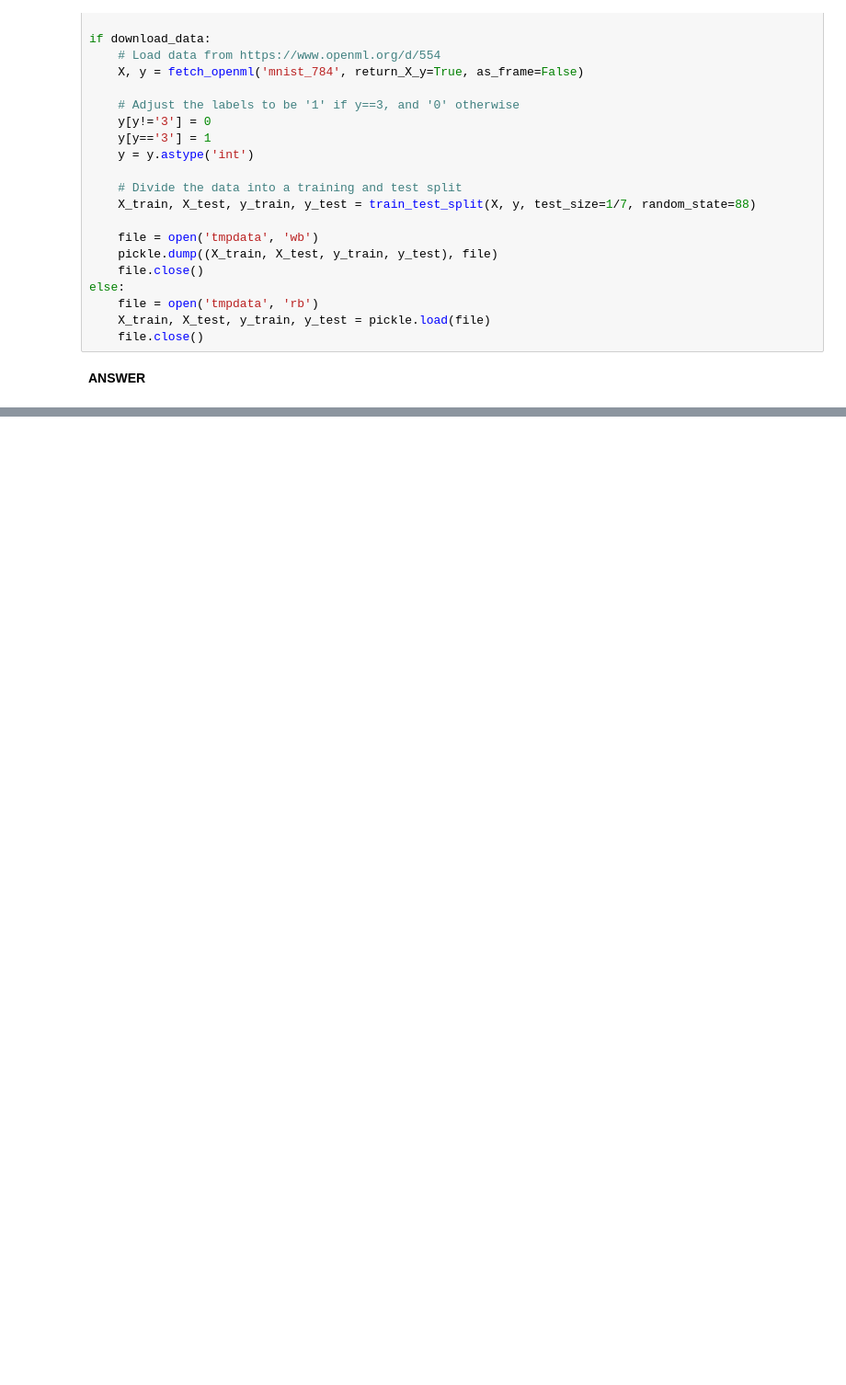
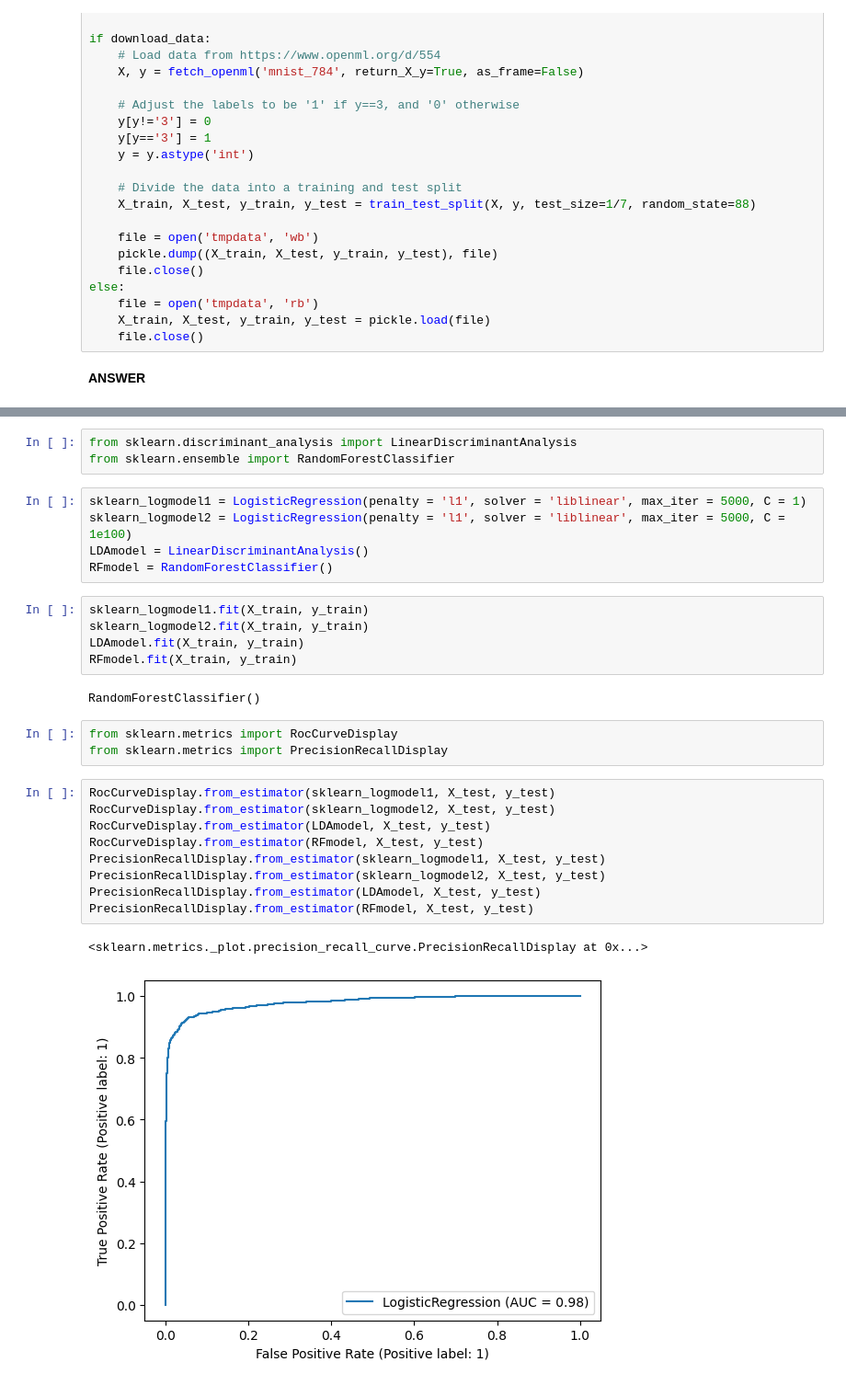
Before and after one commit to nick-carroll1/ids705, a Jupyter notebook: assignments/Assignment_3.ipynb, the cells around one changed output, grey strips where cells are left out. Shown at 92% size. Drawn from its saved outputs; the diff is of its cells as text; blank space fills up the shorter version.

```diff
--- a/assignments/Assignment_3.ipynb
+++ b/assignments/Assignment_3.ipynb
@@ -487,0 +766,30 @@ else:
+# %%
+from sklearn.discriminant_analysis import LinearDiscriminantAnalysis
+from sklearn.ensemble import RandomForestClassifier
+# %%
+sklearn_logmodel1 = LogisticRegression(penalty = 'l1', solver = 'liblinear', max_iter = 5000, C = 1)
+sklearn_logmodel2 = LogisticRegression(penalty = 'l1', solver = 'liblinear', max_iter = 5000, C = 1e100)
+LDAmodel = LinearDiscriminantAnalysis()
+RFmodel = RandomForestClassifier()
+# %%
+sklearn_logmodel1.fit(X_train, y_train)
+sklearn_logmodel2.fit(X_train, y_train)
+LDAmodel.fit(X_train, y_train)
+RFmodel.fit(X_train, y_train)
+# %% [output]
+RandomForestClassifier()
+# %%
+from sklearn.metrics import RocCurveDisplay
+from sklearn.metrics import PrecisionRecallDisplay
+# %%
+RocCurveDisplay.from_estimator(sklearn_logmodel1, X_test, y_test)
+RocCurveDisplay.from_estimator(sklearn_logmodel2, X_test, y_test)
+RocCurveDisplay.from_estimator(LDAmodel, X_test, y_test)
+RocCurveDisplay.from_estimator(RFmodel, X_test, y_test)
+PrecisionRecallDisplay.from_estimator(sklearn_logmodel1, X_test, y_test)
+PrecisionRecallDisplay.from_estimator(sklearn_logmodel2, X_test, y_test)
+PrecisionRecallDisplay.from_estimator(LDAmodel, X_test, y_test)
+PrecisionRecallDisplay.from_estimator(RFmodel, X_test, y_test)
+# %% [output]
+<sklearn.metrics._plot.precision_recall_curve.PrecisionRecallDisplay at 0x...>
+[figure, added]
```
Also changed, not shown: parts of 23 cells of this notebook.
